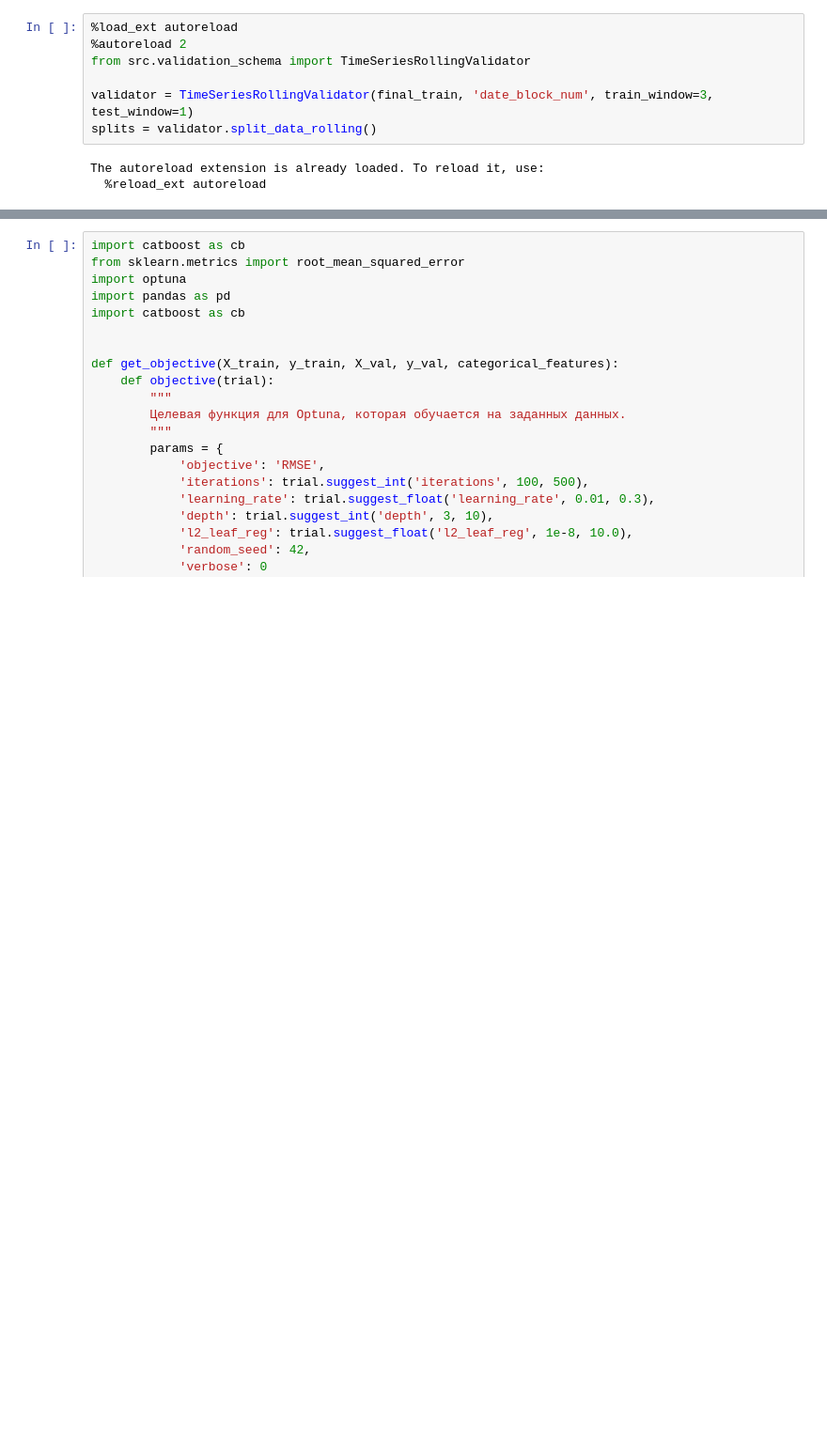
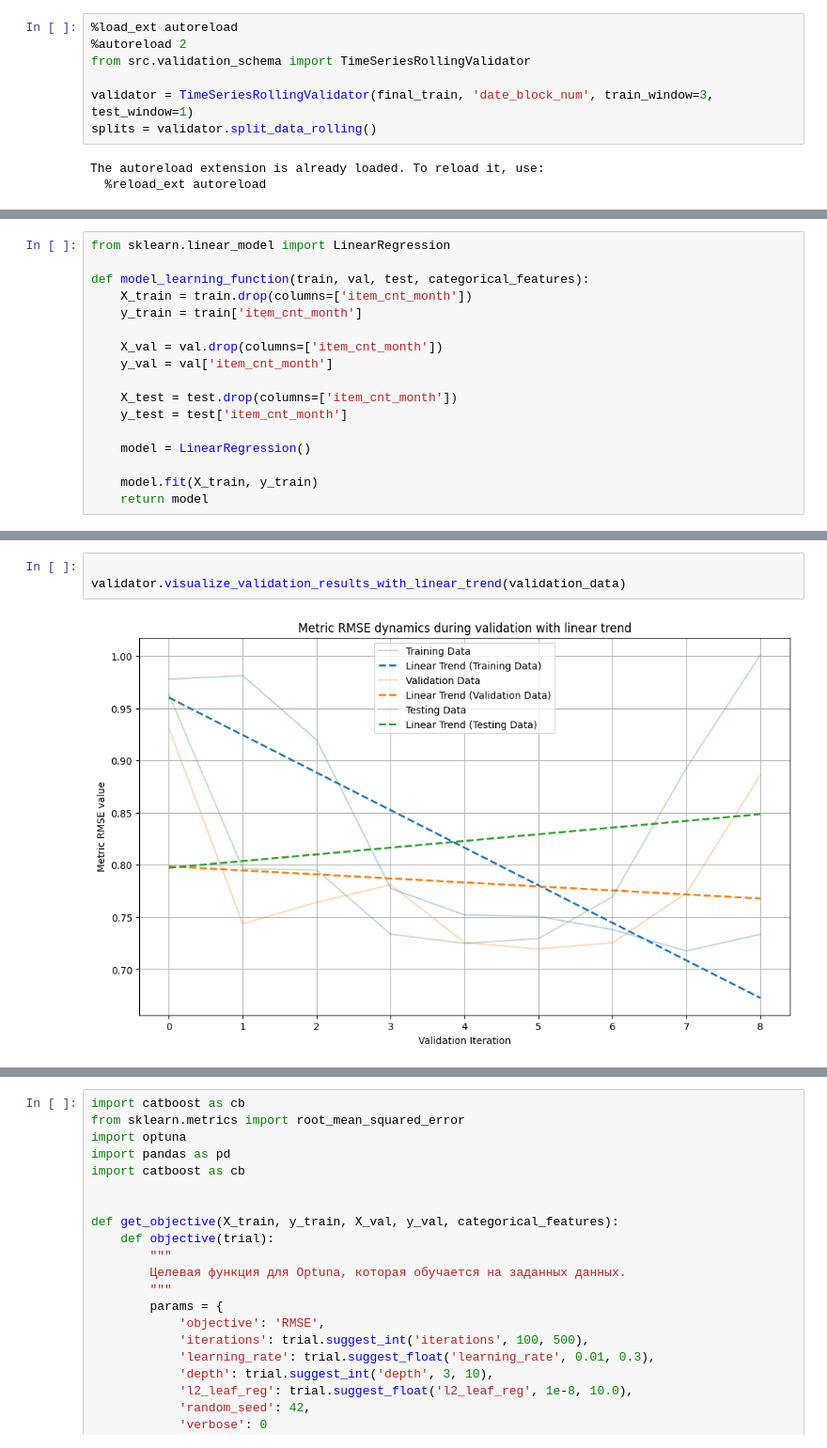
Before and after one commit to ffjjzz/InnowiseInternship, a Jupyter notebook: notebooks/ret.ipynb, the cells around one changed output, grey strips where cells are left out. Shown at 94% size. Drawn from its saved outputs; the diff is of its cells as text; blank space fills up the shorter version.

```diff
--- a/notebooks/ret.ipynb
+++ b/notebooks/ret.ipynb
@@ -225,0 +166,17 @@ The autoreload extension is already loaded. To reload it, use:
+# %%
+from sklearn.linear_model import LinearRegression
+
+def model_learning_function(train, val, test, categorical_features):
+    X_train = train.drop(columns=['item_cnt_month'])
+    y_train = train['item_cnt_month']
+
+    X_val = val.drop(columns=['item_cnt_month'])
+    y_val = val['item_cnt_month']
+
+    X_test = test.drop(columns=['item_cnt_month'])
+    y_test = test['item_cnt_month']
+
+    model = LinearRegression()
+
+    model.fit(X_train, y_train)
+    return model
@@ -225,0 +197,5 @@ The autoreload extension is already loaded. To reload it, use:
+# %%
+
+validator.visualize_validation_results_with_linear_trend(validation_data)
+# %% [output]
+[figure, added]
```
Also changed, not shown: parts of 17 cells of this notebook.
